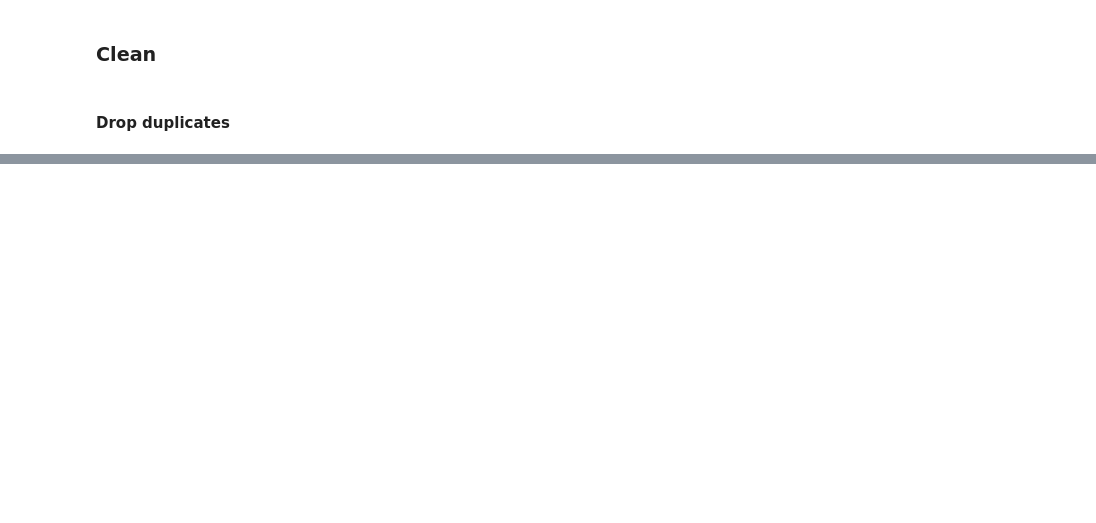
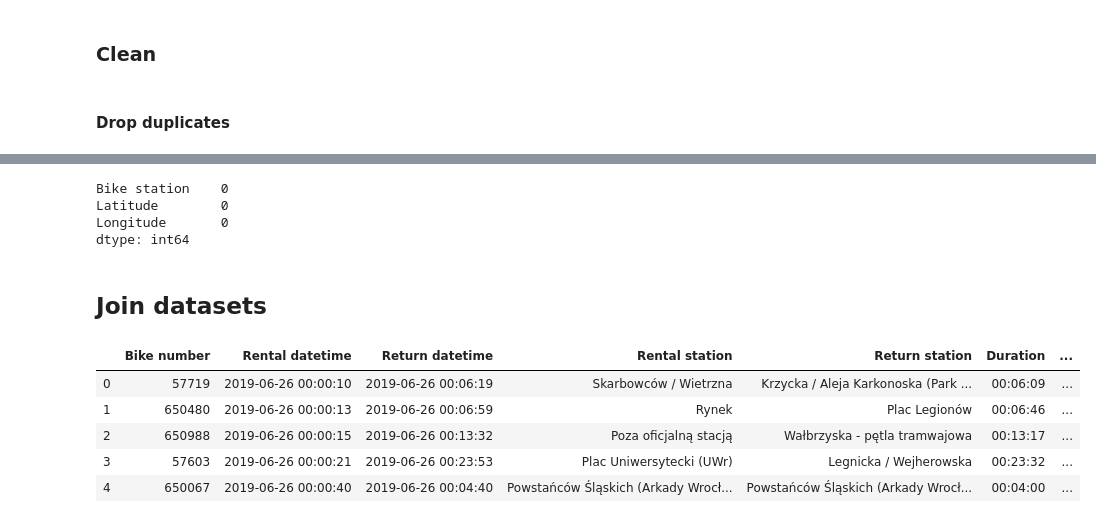
Before and after one commit to mariuszrokita/wroclawski-rower-miejski, a Jupyter notebook: notebooks/1-data-processing.ipynb, the cells around one changed output, grey strips where cells are left out. Drawn from its saved outputs; the diff is of its cells as text; code cells hidden in the pictures; blank space fills up the shorter version.

```diff
--- a/notebooks/1-data-processing.ipynb
+++ b/notebooks/1-data-processing.ipynb
@@ -245,0 +317,34 @@ big_frame.to_csv(path_or_buf=os.path.join(data_interim_folder, 'bike_rental_reco
+# %%
+# check if we have any missing data
+bike_stations_df.isna().sum()
+# %% [output]
+Bike station    0
+Latitude        0
+Longitude       0
+dtype: int64
+# %% [markdown]
+## Join datasets
+# %%
+bike_rentals_df = pd.merge(bike_rentals_df,
+                           bike_stations_df,
+                           how='left',
+                           left_on='Rental station',
+                           right_on='Bike station')
+# %%
+# define more meaningful names for coordinates columns
+cols = [f'Rental station {str.lower(column)}'
+            if column in ['Latitude', 'Longitude'] else column
+                for column in bike_rentals_df.columns]
+bike_rentals_df.columns = cols
+
+# drop unnecessary
+bike_rentals_df.drop(['Bike station'], axis=1, inplace=True)
+# %%
+bike_rentals_df.head()
+# %% [output]
+|  | Bike number | Rental datetime | Return datetime | Rental station | Return station | Duration | ... |
+| 0 | 57719 | 2019-06-26 00:00:10 | 2019-06-26 00:06:19 | Skarbowców / Wietrzna | Krzycka / Aleja Karkonoska (Park ... | 00:06:09 | ... |
+| 1 | 650480 | 2019-06-26 00:00:13 | 2019-06-26 00:06:59 | Rynek | Plac Legionów | 00:06:46 | ... |
+| 2 | 650988 | 2019-06-26 00:00:15 | 2019-06-26 00:13:32 | Poza oficjalną stacją | Wałbrzyska - pętla tramwajowa | 00:13:17 | ... |
+| 3 | 57603 | 2019-06-26 00:00:21 | 2019-06-26 00:23:53 | Plac Uniwersytecki (UWr) | Legnicka / Wejherowska | 00:23:32 | ... |
+| 4 | 650067 | 2019-06-26 00:00:40 | 2019-06-26 00:04:40 | Powstańców Śląskich (Arkady Wrocł... | Powstańców Śląskich (Arkady Wrocł... | 00:04:00 | ... |
```
Also changed, not shown: parts of 29 cells of this notebook.
